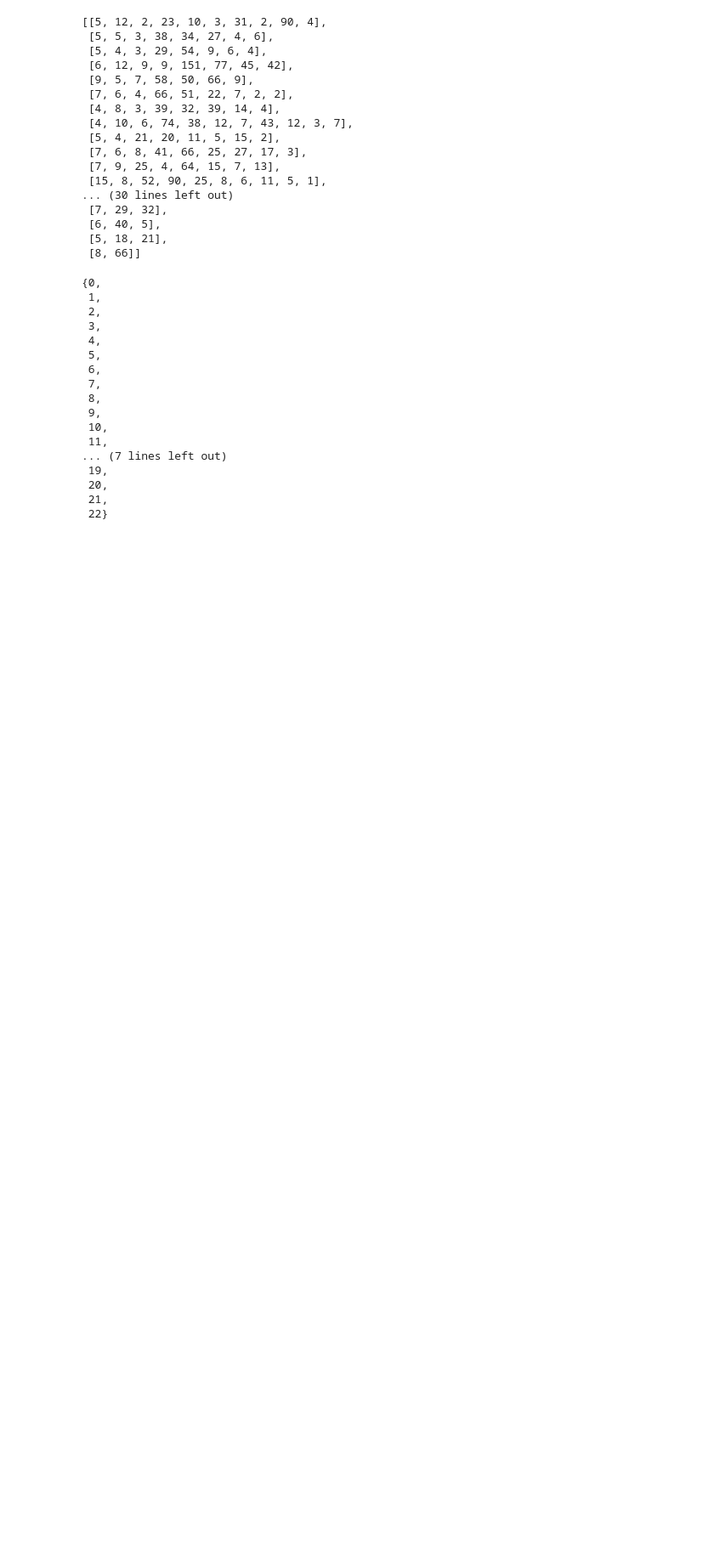
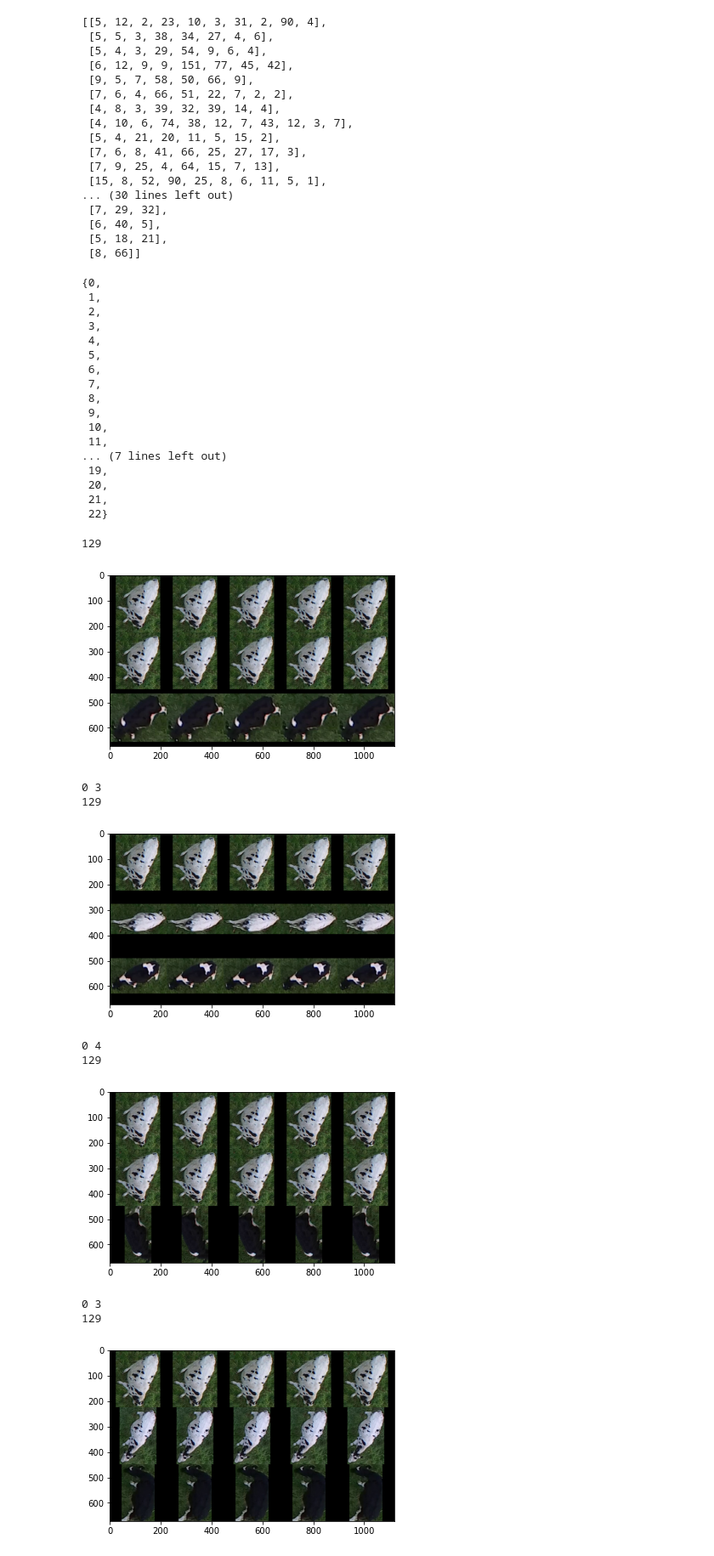
Before and after one commit to Asheeshkrsharma/Identification-OpenCows, a Jupyter notebook: 2021MakeData.ipynb, the cells around one changed output. Shown at 85% size. Saved outputs shown, nothing was run; the diff lists cells and outputs as text; code cells hidden in the pictures; blank space fills up the shorter version.

```diff
--- a/2021MakeData.ipynb
+++ b/2021MakeData.ipynb
@@ -520,3 +520,50 @@ set(categories)
  20,
  21,
  22}
+# %%
+import json
+from utils.OpenSetCows2021 import OpenSetCows2021TrackLet
+import matplotlib.pyplot as plt
+import numpy
+
+trainingDataset = OpenSetCows2021TrackLet(
+    "/Users/as16542/Downloads/3owflku95bxsx24643cybxu3qh",
+    'utils/opencowsTracklets2017.json',
+    maxSequenceLength=5,
+    split='train',
+    trackletChoiceProb = 0.4,
+    eval=True
+)
+
+print(len(trainingDataset))
+for i in range(10):
+    # Test
+    negative, anchor, positive, positiveLabel, negativeLabel = trainingDataset.__getitem__(
+        0
+    )
+    anc = [a.permute(1, 2, 0).numpy() for a in anchor]
+    pos = [a.permute(1, 2, 0).numpy() for a in positive]
+    neg = [a.permute(1, 2, 0).numpy() for a in negative]
+
+    # Function to compose images in a grid
+    compose = lambda images, horizontal: numpy.concatenate(
+        [img if horizontal == 1 else img for img in images],
+        axis=horizontal,
+    )
+
+    plt.imshow(compose([compose(anc, 1), compose(pos, 1), compose(neg, 1)], 0))
+    plt.show()
+    print(positiveLabel, negativeLabel)
+    print(len(trainingDataset))
+# %% [output]
+129
+[figure, added]
+0 3
+129
+[figure, added]
+0 4
+129
+[figure, added]
+0 3
+129
+[figure, added]
```
Also changed, not shown: parts of 2 cells of this notebook, 2 other files.
